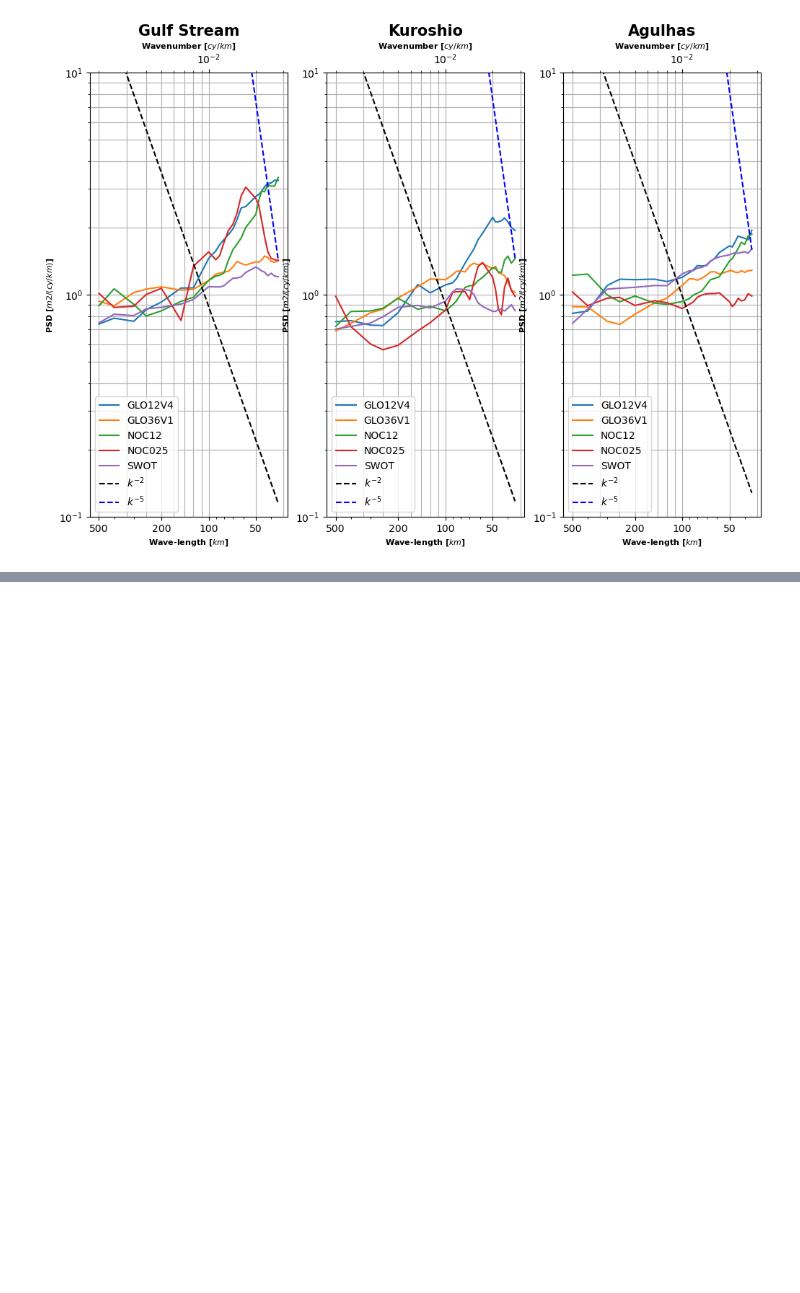
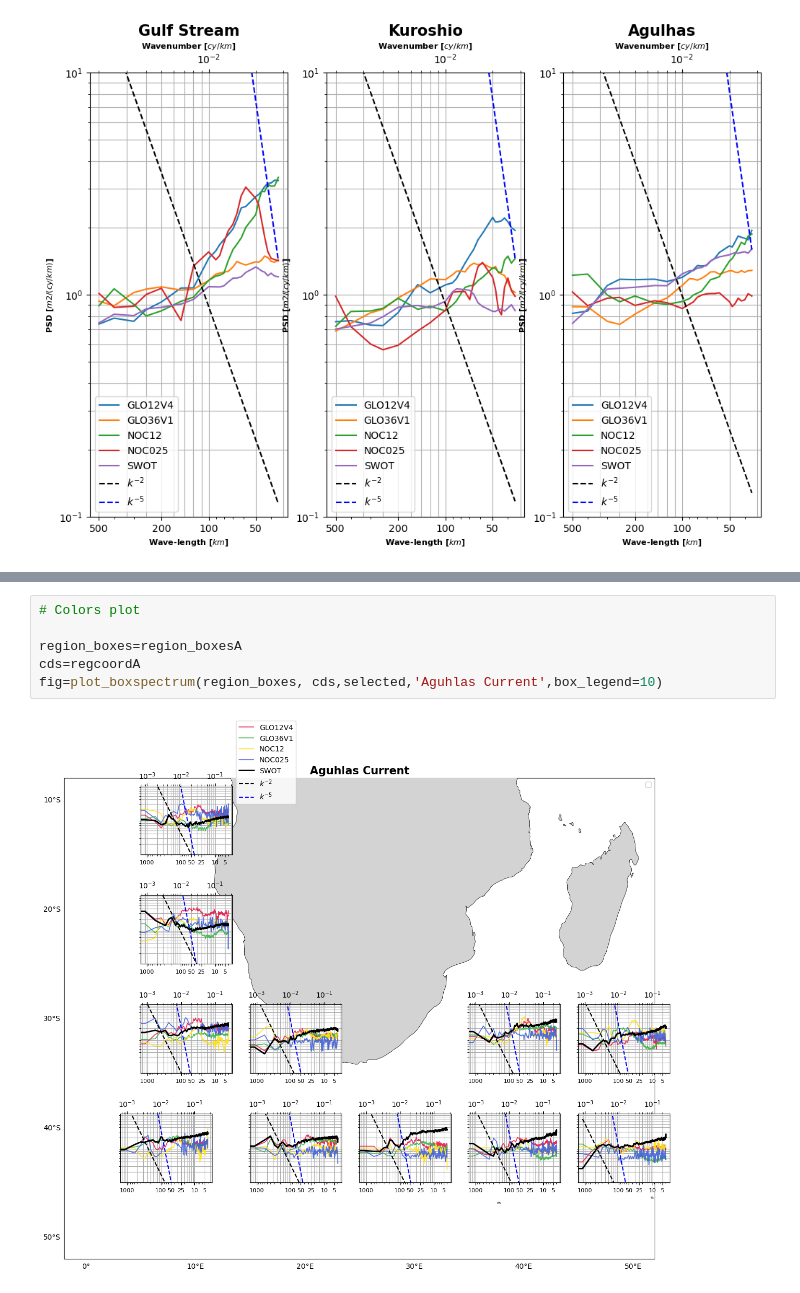
Before and after one commit to contreras-m/SWOT_OMIP-processing, a Jupyter notebook: Globalboxes/Examples/region_plot_spectr_onl.ipynb, the cells around one changed output, grey strips where cells are left out. Cells and saved outputs as stored; diff of their text form; blank space fills up the shorter version.

```diff
--- a/Globalboxes/Examples/region_plot_spectr_onl.ipynb
+++ b/Globalboxes/Examples/region_plot_spectr_onl.ipynb
@@ -557,0 +329,8 @@ ax.legend(models)
+# %%
+# Colors plot
+
+region_boxes=region_boxesA
+cds=regcoordA
+fig=plot_boxspectrum(region_boxes, cds,selected,'Aguhlas Current',box_legend=10)
+# %% [output]
+[figure, added]
```
Also changed, not shown: parts of 16 cells of this notebook.
